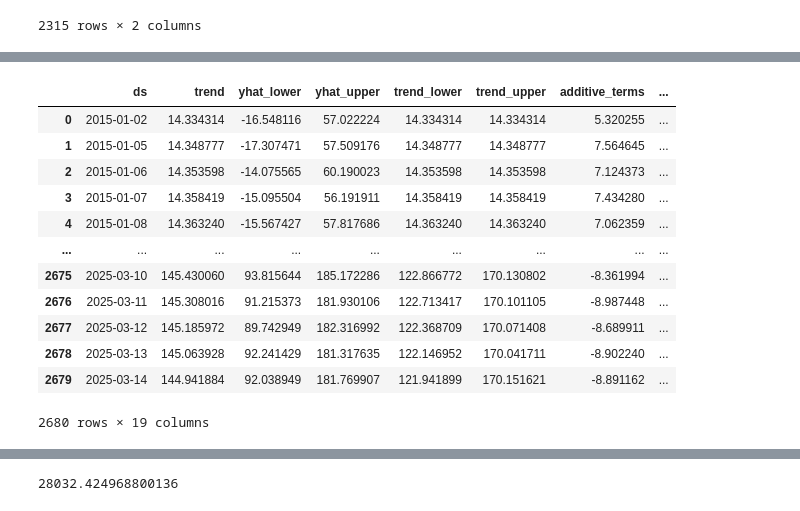
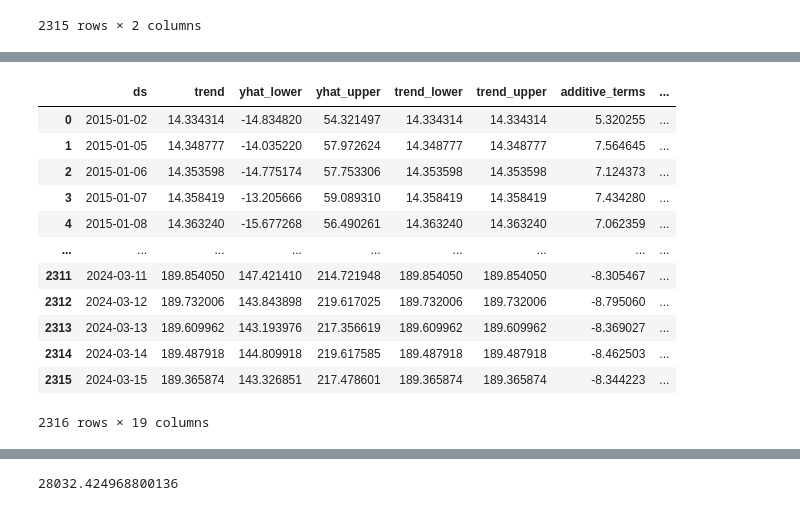
Before and after one commit to Ujjwalsolanki/ML-Stock-Price-Predictor, a Jupyter notebook: research/trials.ipynb, the cells around one changed output, grey strips where cells are left out. Saved outputs shown, nothing was run; the diff lists cells and outputs as text; code cells hidden in the pictures.

```diff
--- a/research/trials.ipynb
+++ b/research/trials.ipynb
@@ -107,6 +107,6 @@ df1
 from prophet import Prophet
 m = Prophet()
 m.fit(df1)  # df is a pandas.DataFrame with 'y' and 'ds' columns
-future = m.make_future_dataframe(periods=365)
+future = m.make_future_dataframe(periods=1)
 m.predict(future)
 # %% [output]
@@ -115,13 +115,13 @@ m.predict(future)
 |  | ds | trend | yhat_lower | yhat_upper | trend_lower | trend_upper | additive_terms | ... |
-| 0 | 2015-01-02 | 14.334314 | -16.548116 | 57.022224 | 14.334314 | 14.334314 | 5.320255 | ... |
-| 1 | 2015-01-05 | 14.348777 | -17.307471 | 57.509176 | 14.348777 | 14.348777 | 7.564645 | ... |
-| 2 | 2015-01-06 | 14.353598 | -14.075565 | 60.190023 | 14.353598 | 14.353598 | 7.124373 | ... |
-| 3 | 2015-01-07 | 14.358419 | -15.095504 | 56.191911 | 14.358419 | 14.358419 | 7.434280 | ... |
-| 4 | 2015-01-08 | 14.363240 | -15.567427 | 57.817686 | 14.363240 | 14.363240 | 7.062359 | ... |
+| 0 | 2015-01-02 | 14.334314 | -14.834820 | 54.321497 | 14.334314 | 14.334314 | 5.320255 | ... |
+| 1 | 2015-01-05 | 14.348777 | -14.035220 | 57.972624 | 14.348777 | 14.348777 | 7.564645 | ... |
+| 2 | 2015-01-06 | 14.353598 | -14.775174 | 57.753306 | 14.353598 | 14.353598 | 7.124373 | ... |
+| 3 | 2015-01-07 | 14.358419 | -13.205666 | 59.089310 | 14.358419 | 14.358419 | 7.434280 | ... |
+| 4 | 2015-01-08 | 14.363240 | -15.677268 | 56.490261 | 14.363240 | 14.363240 | 7.062359 | ... |
 | ... | ... | ... | ... | ... | ... | ... | ... | ... |
-| 2675 | 2025-03-10 | 145.430060 | 93.815644 | 185.172286 | 122.866772 | 170.130802 | -8.361994 | ... |
-| 2676 | 2025-03-11 | 145.308016 | 91.215373 | 181.930106 | 122.713417 | 170.101105 | -8.987448 | ... |
-| 2677 | 2025-03-12 | 145.185972 | 89.742949 | 182.316992 | 122.368709 | 170.071408 | -8.689911 | ... |
-| 2678 | 2025-03-13 | 145.063928 | 92.241429 | 181.317635 | 122.146952 | 170.041711 | -8.902240 | ... |
-| 2679 | 2025-03-14 | 144.941884 | 92.038949 | 181.769907 | 121.941899 | 170.151621 | -8.891162 | ... |
+| 2311 | 2024-03-11 | 189.854050 | 147.421410 | 214.721948 | 189.854050 | 189.854050 | -8.305467 | ... |
+| 2312 | 2024-03-12 | 189.732006 | 143.843898 | 219.617025 | 189.732006 | 189.732006 | -8.795060 | ... |
+| 2313 | 2024-03-13 | 189.609962 | 143.193976 | 217.356619 | 189.609962 | 189.609962 | -8.369027 | ... |
+| 2314 | 2024-03-14 | 189.487918 | 144.809918 | 219.617585 | 189.487918 | 189.487918 | -8.462503 | ... |
+| 2315 | 2024-03-15 | 189.365874 | 143.326851 | 217.478601 | 189.365874 | 189.365874 | -8.344223 | ... |
-2680 rows × 19 columns
+2316 rows × 19 columns
```
Also changed, not shown: parts of 5 cells of this notebook, 5 other files.
